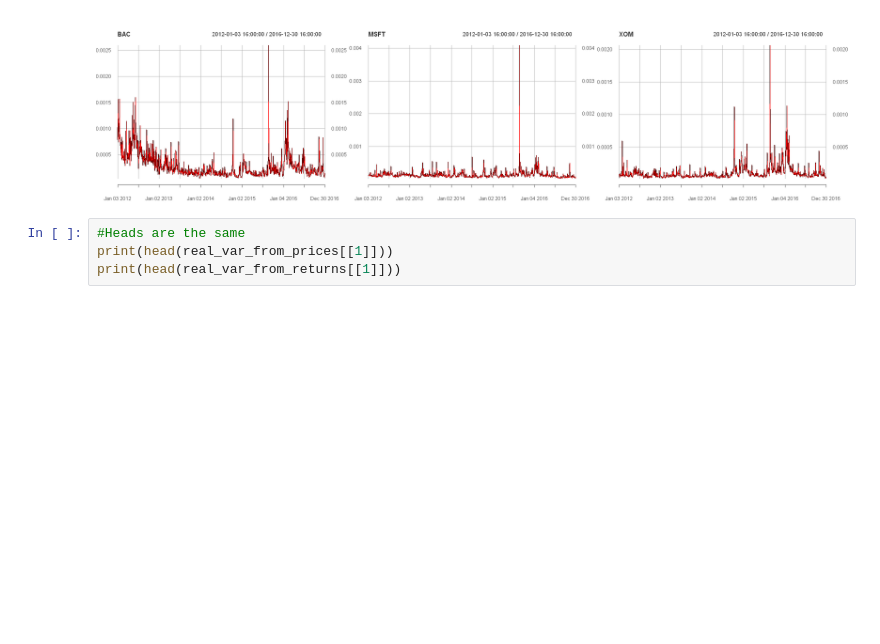
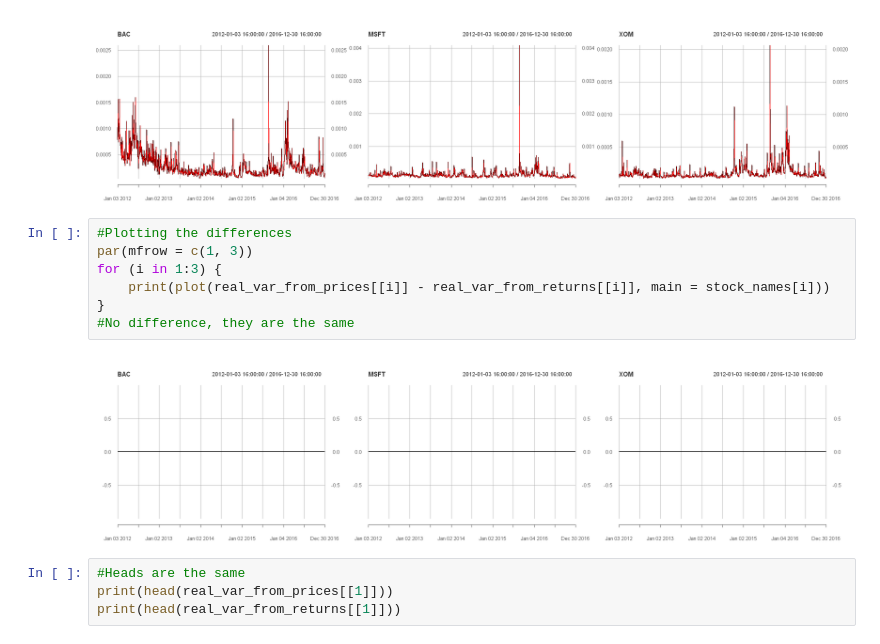
Before and after one commit to JanK0095/Financial-Econometrics-Course-Projects, a Jupyter notebook: HW3/FE1_HW3_Kubal_Mattanelli.ipynb, the cells around one changed output. Saved outputs shown, nothing was run; the diff lists cells and outputs as text; blank space fills up the shorter version.

```diff
--- a/HW3/FE1_HW3_Kubal_Mattanelli.ipynb
+++ b/HW3/FE1_HW3_Kubal_Mattanelli.ipynb
@@ -349,6 +351,15 @@ for (i in 1:3) {#Looping through the stocks
 }
 # %% [output]
 [figure]
+# %%
+#Plotting the differences
+par(mfrow = c(1, 3))
+for (i in 1:3) {
+    print(plot(real_var_from_prices[[i]] - real_var_from_returns[[i]], main = stock_names[i]))
+}
+#No difference, they are the same
+# %% [output]
+[figure, added]
 # %%
 #Heads are the same
 print(head(real_var_from_prices[[1]]))
```
Also changed, not shown: parts of 17 cells of this notebook.
